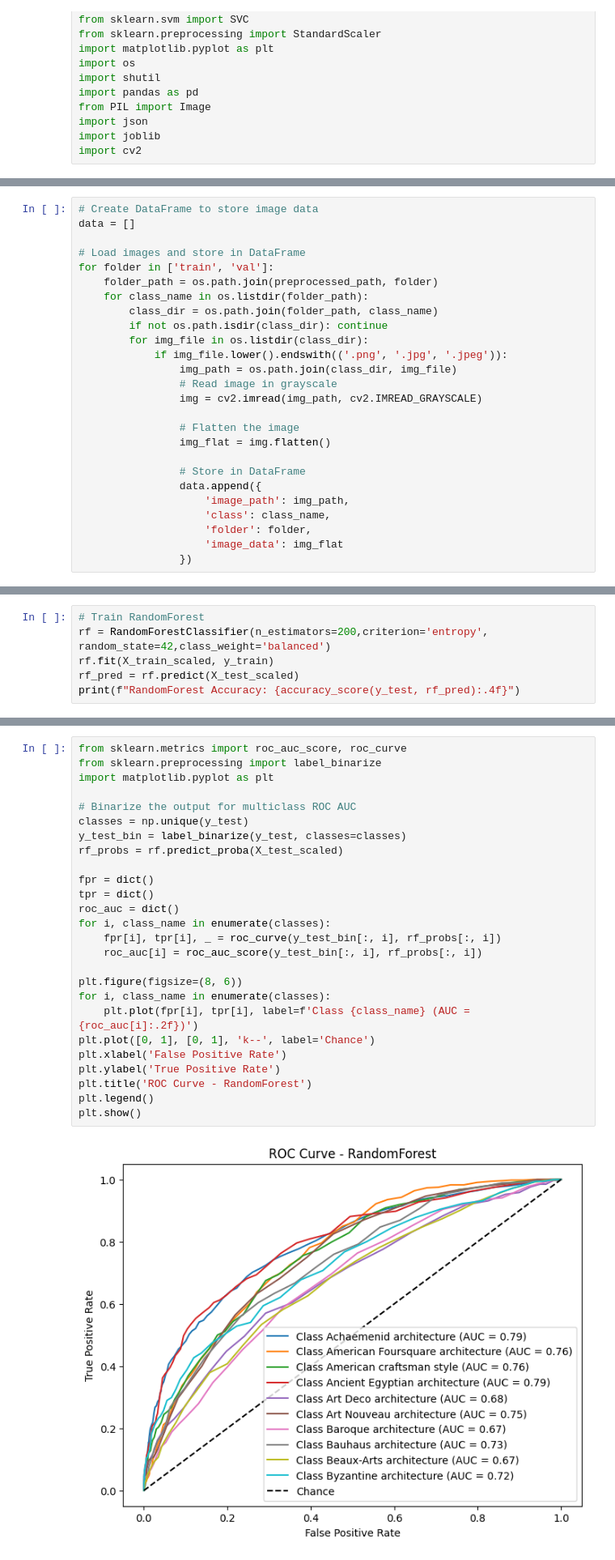
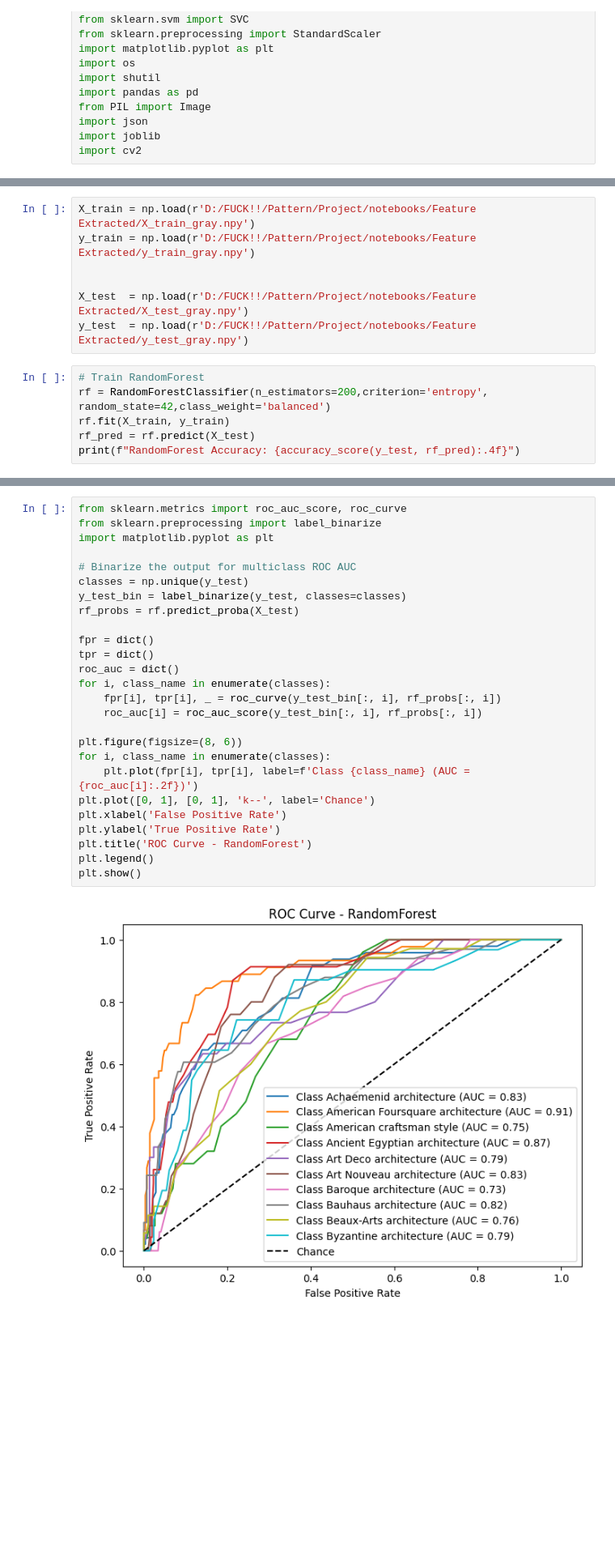
Before and after one commit to omar917nasser/Architectural-Styles-Classification, a Jupyter notebook: Models/RandomForest.ipynb, the cells around one changed output, grey strips where cells are left out. Shown at 81% size. Saved outputs shown, nothing was run; the diff lists cells and outputs as text; blank space fills up the shorter version.

```diff
--- a/Models/RandomForest.ipynb
+++ b/Models/RandomForest.ipynb
@@ -22,26 +19,0 @@ preprocessed_path = r'D:\FUCK!!\Pattern\Project\notebooks\preprocessed_images'
-# %%
-# Create DataFrame to store image data
-data = []
-
-# Load images and store in DataFrame
-for folder in ['train', 'val']:
-    folder_path = os.path.join(preprocessed_path, folder)
-    for class_name in os.listdir(folder_path):
-        class_dir = os.path.join(folder_path, class_name)
-        if not os.path.isdir(class_dir): continue
-        for img_file in os.listdir(class_dir):
-            if img_file.lower().endswith(('.png', '.jpg', '.jpeg')):
-                img_path = os.path.join(class_dir, img_file)
-                # Read image in grayscale
-                img = cv2.imread(img_path, cv2.IMREAD_GRAYSCALE)
-
-                # Flatten the image
-                img_flat = img.flatten()
-
-                # Store in DataFrame
-                data.append({
-                    'image_path': img_path,
-                    'class': class_name,
-                    'folder': folder,
-                    'image_data': img_flat
-                })
@@ -60,7 +20,14 @@ X_test_scaled = scaler.transform(X_test)
+# %%
+X_train = np.load(r'D:/FUCK!!/Pattern/Project/notebooks/Feature Extracted/X_train_gray.npy')
+y_train = np.load(r'D:/FUCK!!/Pattern/Project/notebooks/Feature Extracted/y_train_gray.npy')
+
+
+X_test  = np.load(r'D:/FUCK!!/Pattern/Project/notebooks/Feature Extracted/X_test_gray.npy')
+y_test  = np.load(r'D:/FUCK!!/Pattern/Project/notebooks/Feature Extracted/y_test_gray.npy')
 # %%
 # Train RandomForest
 rf = RandomForestClassifier(n_estimators=200,criterion='entropy', random_state=42,class_weight='balanced')
-rf.fit(X_train_scaled, y_train)
-rf_pred = rf.predict(X_test_scaled)
+rf.fit(X_train, y_train)
+rf_pred = rf.predict(X_test)
 print(f"RandomForest Accuracy: {accuracy_score(y_test, rf_pred):.4f}")
 # %% [output]
@@ -89,28 +71,28 @@ American Foursquare architecture       0.28      0.62      0.39       525
 # %%
 from sklearn.metrics import roc_auc_score, roc_curve
 from sklearn.preprocessing import label_binarize
 import matplotlib.pyplot as plt
 
 # Binarize the output for multiclass ROC AUC
 classes = np.unique(y_test)
 y_test_bin = label_binarize(y_test, classes=classes)
-rf_probs = rf.predict_proba(X_test_scaled)
+rf_probs = rf.predict_proba(X_test)
 
 fpr = dict()
 tpr = dict()
 roc_auc = dict()
 for i, class_name in enumerate(classes):
     fpr[i], tpr[i], _ = roc_curve(y_test_bin[:, i], rf_probs[:, i])
     roc_auc[i] = roc_auc_score(y_test_bin[:, i], rf_probs[:, i])
 
 plt.figure(figsize=(8, 6))
 for i, class_name in enumerate(classes):
     plt.plot(fpr[i], tpr[i], label=f'Class {class_name} (AUC = {roc_auc[i]:.2f})')
 plt.plot([0, 1], [0, 1], 'k--', label='Chance')
 plt.xlabel('False Positive Rate')
 plt.ylabel('True Positive Rate')
 plt.title('ROC Curve - RandomForest')
 plt.legend()
 plt.show()
 # %% [output]
-[figure, old version]
+[figure, new version]
```
Also changed, not shown: parts of 8 cells of this notebook, 5 other files.
